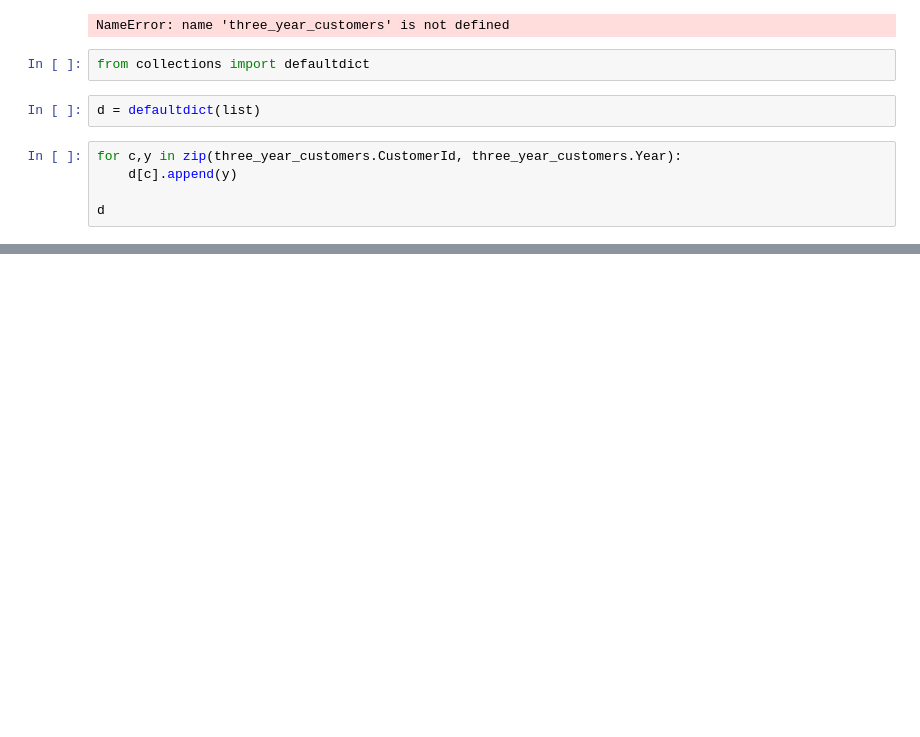
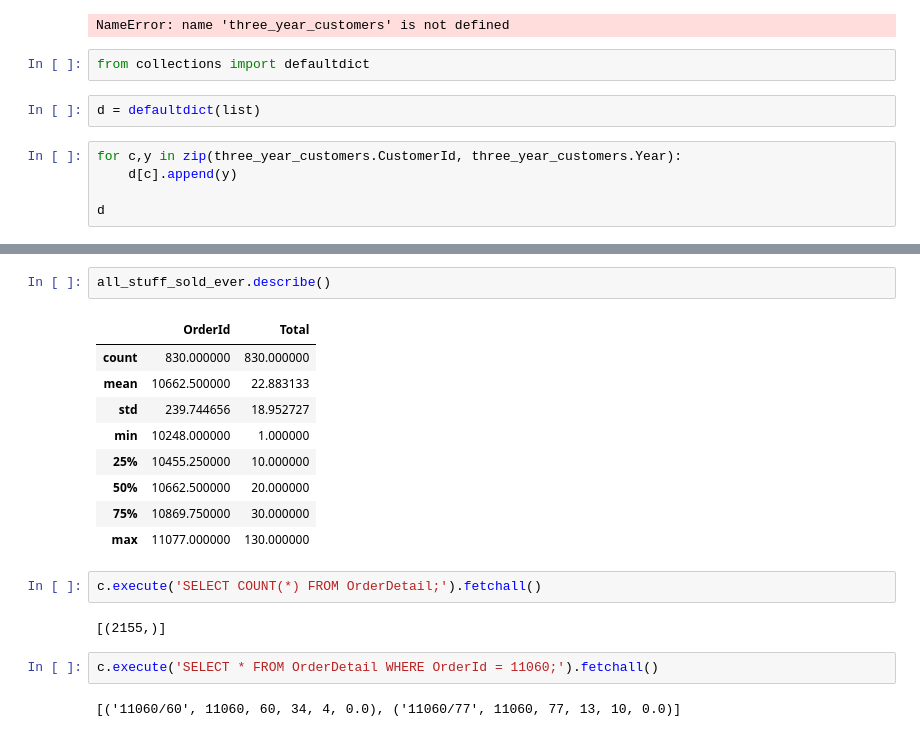
Before and after one commit to MagicMilly/dsc-2-final-project-online-ds-ft-100118, a Jupyter notebook: student.ipynb, the cells around one changed output, grey strips where cells are left out. Cells and saved outputs as stored; diff of their text form; blank space fills up the shorter version.

```diff
--- a/student.ipynb
+++ b/student.ipynb
@@ -1262,0 +1423,20 @@ d
+# %%
+all_stuff_sold_ever.describe()
+# %% [output]
+|  | OrderId | Total |
+| count | 830.000000 | 830.000000 |
+| mean | 10662.500000 | 22.883133 |
+| std | 239.744656 | 18.952727 |
+| min | 10248.000000 | 1.000000 |
+| 25% | 10455.250000 | 10.000000 |
+| 50% | 10662.500000 | 20.000000 |
+| 75% | 10869.750000 | 30.000000 |
+| max | 11077.000000 | 130.000000 |
+# %%
+c.execute('SELECT COUNT(*) FROM OrderDetail;').fetchall()
+# %% [output]
+[(2155,)]
+# %%
+c.execute('SELECT * FROM OrderDetail WHERE OrderId = 11060;').fetchall()
+# %% [output]
+[('11060/60', 11060, 60, 34, 4, 0.0), ('11060/77', 11060, 77, 13, 10, 0.0)]
```
Also changed, not shown: parts of 15 cells of this notebook.
